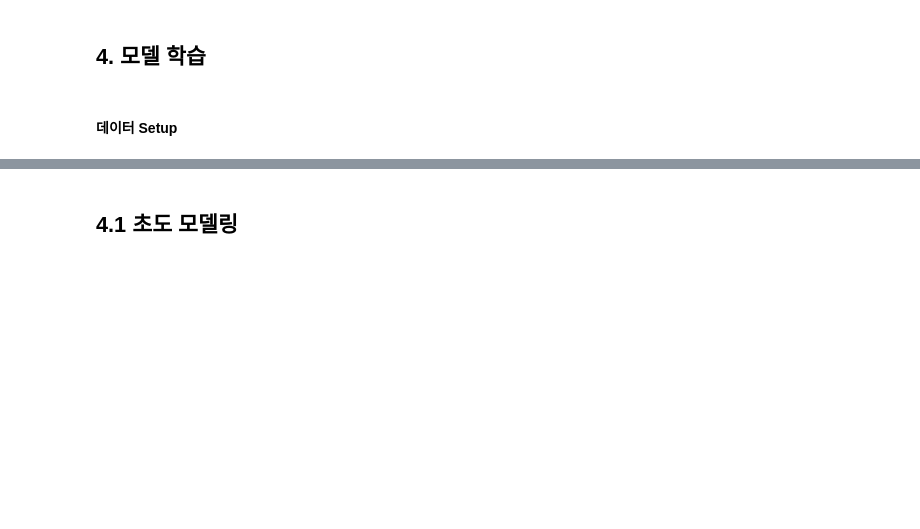
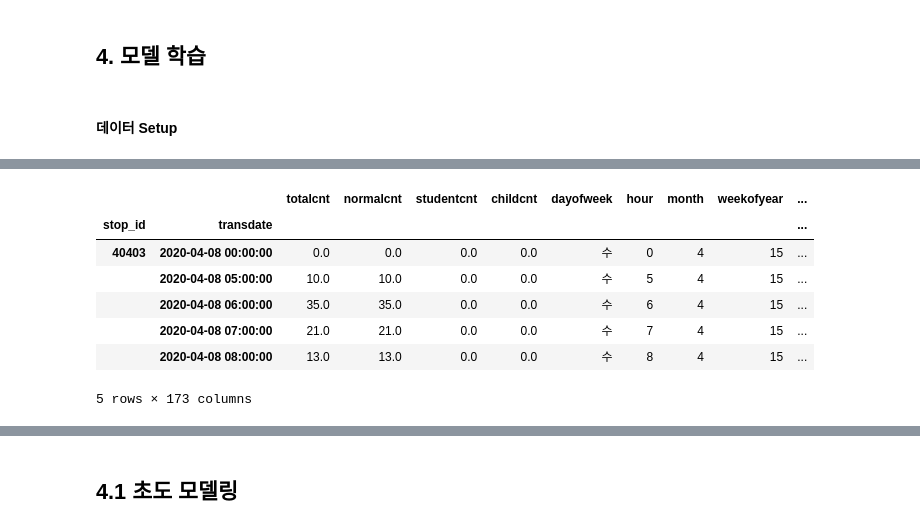
Before and after one commit to Goodmytoy/Passenger_Demand, a Jupyter notebook: model/main.ipynb, the cells around one changed output, grey strips where cells are left out. Cells and saved outputs as stored; diff of their text form; code cells hidden in the pictures; blank space fills up the shorter version.

```diff
--- a/model/main.ipynb
+++ b/model/main.ipynb
@@ -114,3 +341,14 @@ numerical_feature = [col for col in ml_data.columns if col not in categorical_fe
+# %%
+ml_data.head()
+# %% [output]
+|  |  | totalcnt | normalcnt | studentcnt | childcnt | dayofweek | hour | month | weekofyear | ... |
+| stop_id | transdate |  |  |  |  |  |  |  |  | ... |
+| 40403 | 2020-04-08 00:00:00 | 0.0 | 0.0 | 0.0 | 0.0 | 수 | 0 | 4 | 15 | ... |
+|  | 2020-04-08 05:00:00 | 10.0 | 10.0 | 0.0 | 0.0 | 수 | 5 | 4 | 15 | ... |
+|  | 2020-04-08 06:00:00 | 35.0 | 35.0 | 0.0 | 0.0 | 수 | 6 | 4 | 15 | ... |
+|  | 2020-04-08 07:00:00 | 21.0 | 21.0 | 0.0 | 0.0 | 수 | 7 | 4 | 15 | ... |
+|  | 2020-04-08 08:00:00 | 13.0 | 13.0 | 0.0 | 0.0 | 수 | 8 | 4 | 15 | ... |
+5 rows × 173 columns
 # %%
 reg_experiment = setup(ml_data,
                        target = "totalcnt",
```
Also changed, not shown: parts of 17 cells of this notebook, 6 other files.
